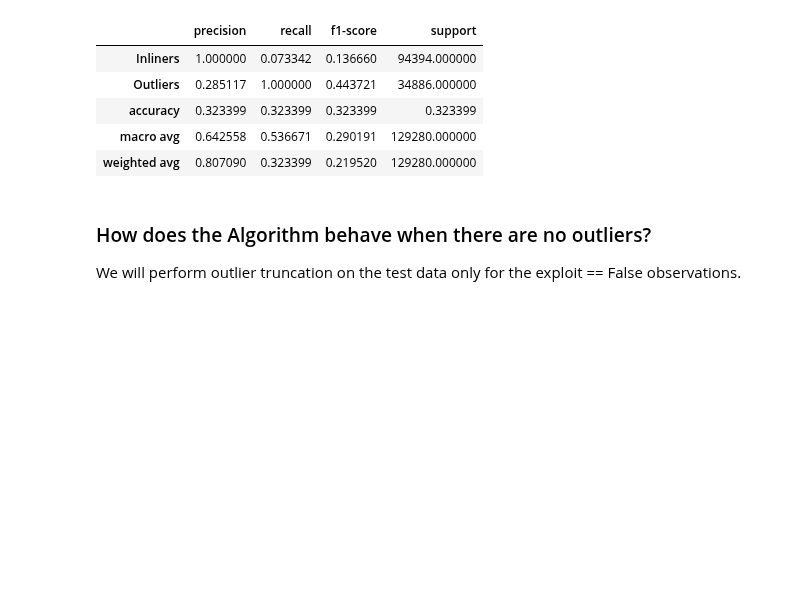
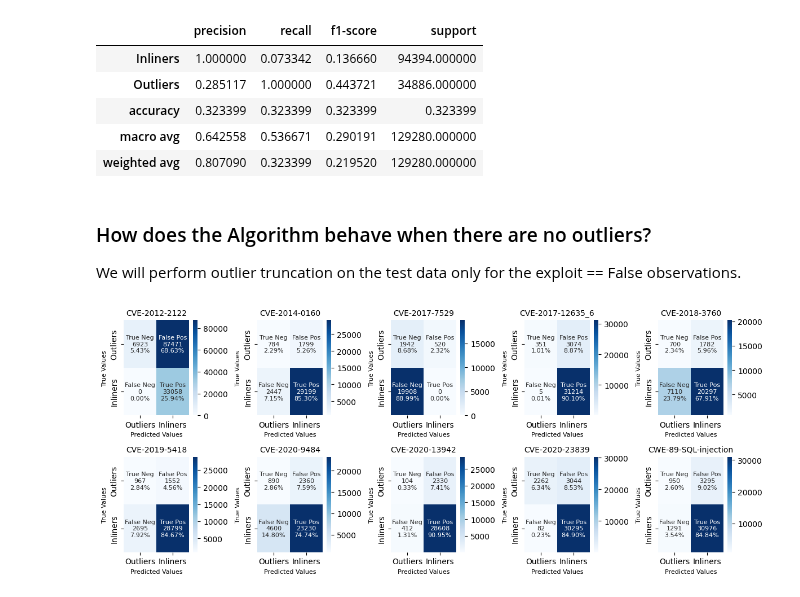
Before and after one commit to Janalytics94/anomaly-detection-software, a Jupyter notebook: src/notebooks/models/LOF.ipynb, the cells around one changed output. Drawn from its saved outputs; the diff is of its cells as text; code cells hidden in the pictures; blank space fills up the shorter version.

Commit message:
WIP: introduced results with IQR outlier removal, created designated plots and created tables in .tex files for masterthesis

```diff
--- a/src/notebooks/models/LOF.ipynb
+++ b/src/notebooks/models/LOF.ipynb
@@ -536,7 +536,7 @@ for i in range(0, len(scenarios)):
 # Confusion Matrices
 cms = {}
 for key in results.keys():
-    C = confusion_matrix(y_true=y_true[key], y_pred=results[key]['IsolationForest_predictions'])
+    C = confusion_matrix(y_true=y_true[key], y_pred=results[key]['LocalOutlierFactor_predictions'])
     # dictionary with scenario name as key and confusion matrix as value
     dict_ = {key:C}
     cms.update(dict_)
@@ -726,33 +726,35 @@ sns.heatmap(cms['CVE-2020-23839'], annot=labels,
             ax=axes[1,3])
 axes[1,3].set_title('CVE-2020-23839', size=10)
 axes[1,3].set_xlabel('Predicted Values', size=8)
 axes[1,3].set_ylabel('True Values', size=8)
 
 
 #CWE-89-SQL-injection
 group_names = ["True Neg","False Pos","False Neg","True Pos"]
 group_counts = ["{0:0.0f}".format(value) for value in
                 cms['CWE-89-SQL-injection'].flatten()]
 group_percentages = ["{0:.2%}".format(value) for value in
                      cms['CWE-89-SQL-injection'].flatten()/np.sum(cms['CWE-89-SQL-injection'])]
 labels = [f"{v1}\n{v2}\n{v3}" for v1, v2, v3 in
           zip(group_names,group_counts,group_percentages)]
 labels = np.asarray(labels).reshape(2,2)
 
 
 sns.heatmap(cms['CWE-89-SQL-injection'], annot=labels,
             fmt='2', cmap='Blues',
             annot_kws={"fontsize":8},
             xticklabels=["Outliers",'Inliners'], yticklabels=["Outliers", 'Inliners'],
             ax=axes[1,4])
 axes[1,4].set_title('CWE-89-SQL-injection', size=10)
 axes[1,4].set_xlabel('Predicted Values', size=8)
 axes[1,4].set_ylabel('True Values', size=8)
 
 
 fig.tight_layout()
 plt.show()
 fig.savefig("../../../src/plots/models/LOF_ConfusionMatrix_no_outliers_testdata.png")
+# %% [output]
+[figure, added]
 # %%
 # get rates to evaluate the results
 pd.options.display.float_format = '{:.2f}'.format
```
Also changed, not shown: 1 other file.
